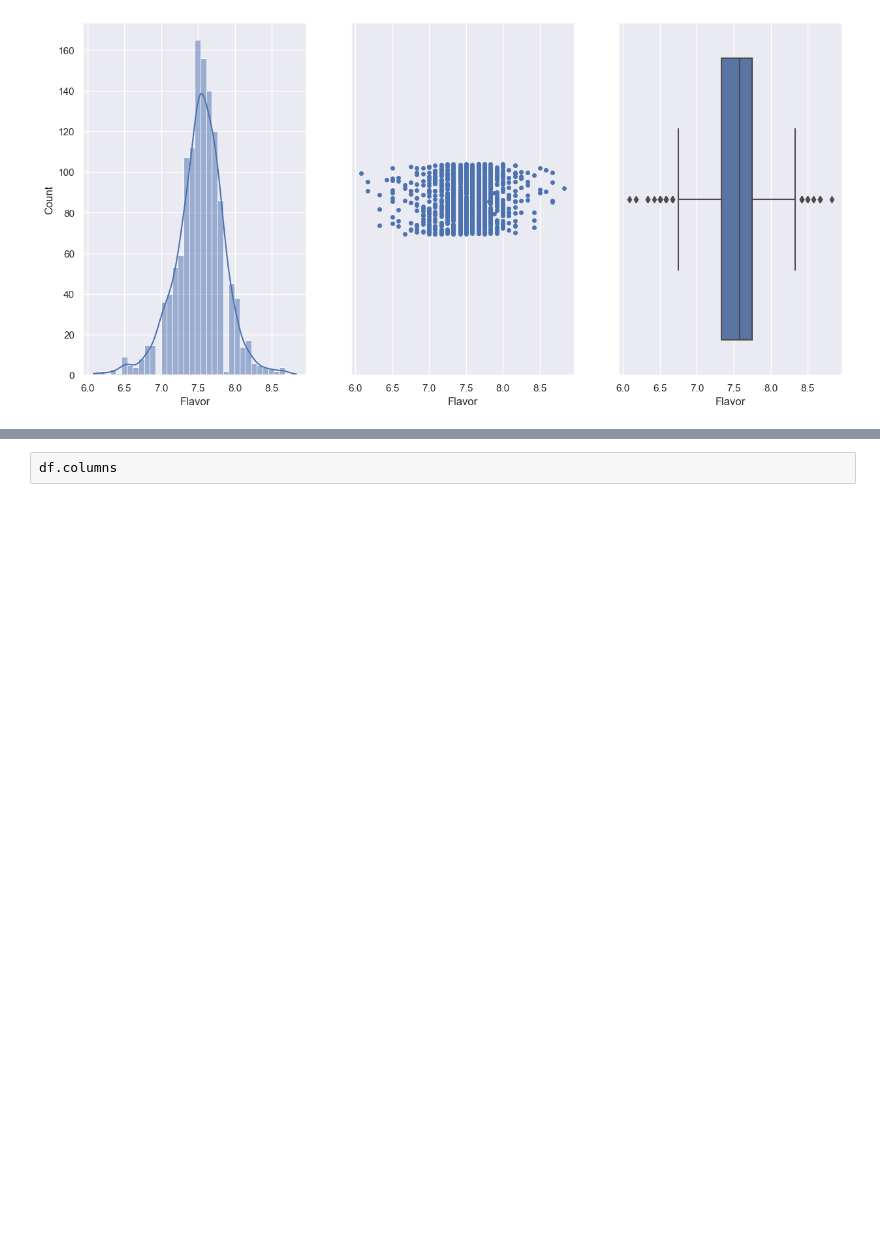
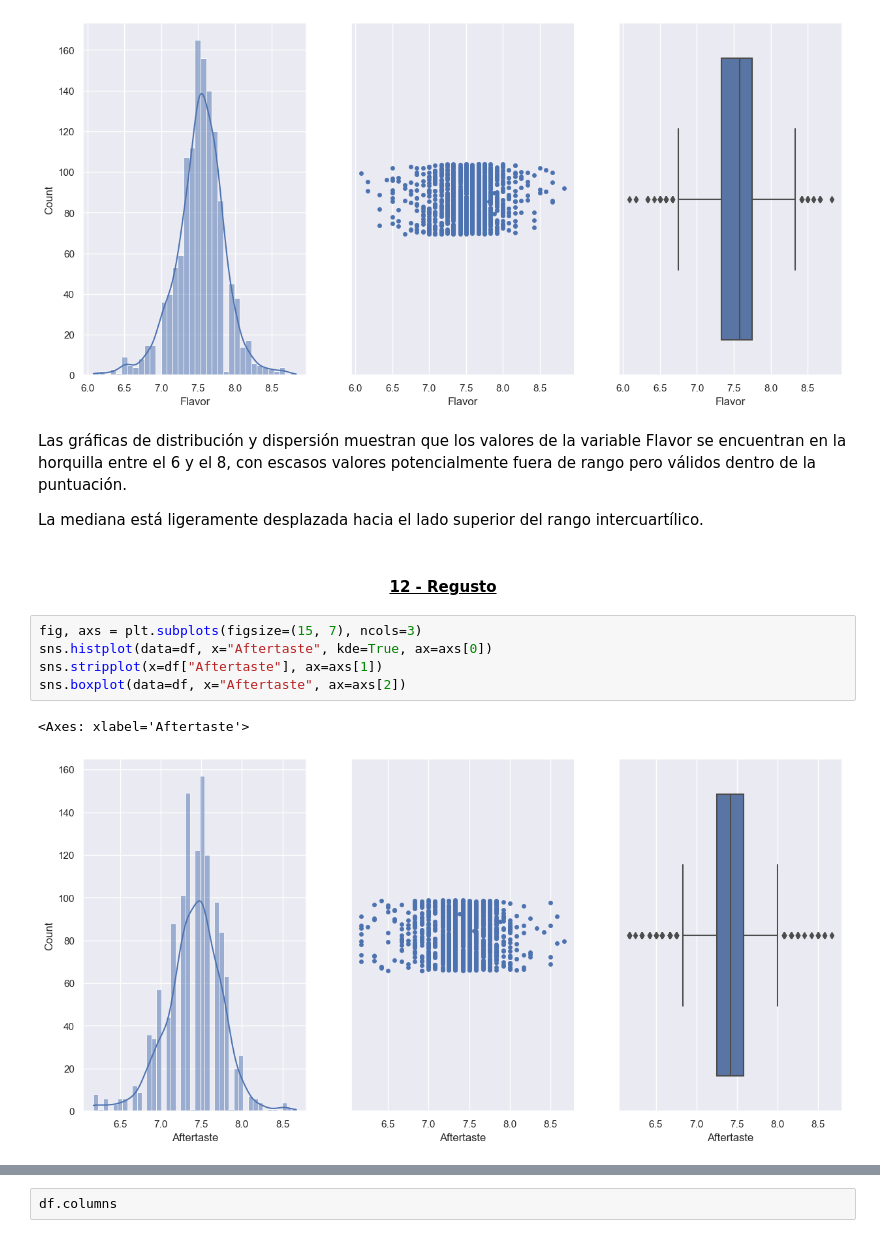
Before and after one commit to jmramaq/TrainingEDA_Coffee, a Jupyter notebook: src/EDA.ipynb, the cells around one changed output, grey strips where cells are left out. Drawn from its saved outputs; the diff is of its cells as text; blank space fills up the shorter version.

Commit message:
UA_Aftertaste

```diff
--- a/src/EDA.ipynb
+++ b/src/EDA.ipynb
@@ -669,3 +694,17 @@ sns.boxplot(data=df, x="Flavor", ax=axs[2])
 # %% [output]
 <Axes: xlabel='Flavor'>
 [figure]
+# %% [markdown]
+Las gráficas de distribución y dispersión muestran que los valores de la variable Flavor se encuentran en la horquilla entre el 6 y el 8, con escasos valores potencialmente fuera de rango pero válidos dentro de la puntuación.
+
+La mediana está ligeramente desplazada hacia el lado superior del rango intercuartílico.
+# %% [markdown]
+<h4 style="text-align: center;"><ins>12 - Regusto</ins></h4>
+# %%
+fig, axs = plt.subplots(figsize=(15, 7), ncols=3)
+sns.histplot(data=df, x="Aftertaste", kde=True, ax=axs[0])
+sns.stripplot(x=df["Aftertaste"], ax=axs[1])
+sns.boxplot(data=df, x="Aftertaste", ax=axs[2])
+# %% [output]
+<Axes: xlabel='Aftertaste'>
+[figure, added]
```
Also changed, not shown: parts of 9 cells of this notebook.
